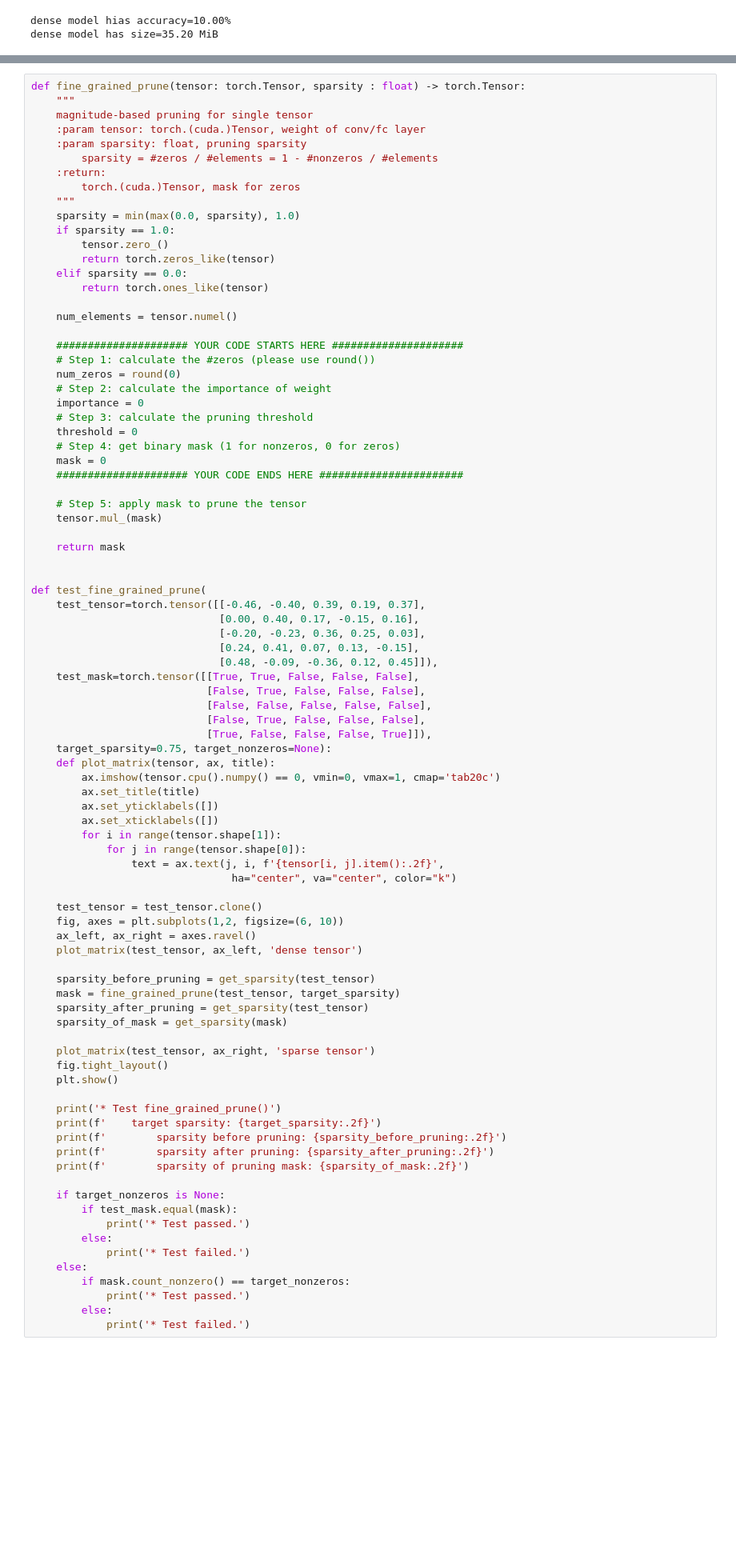
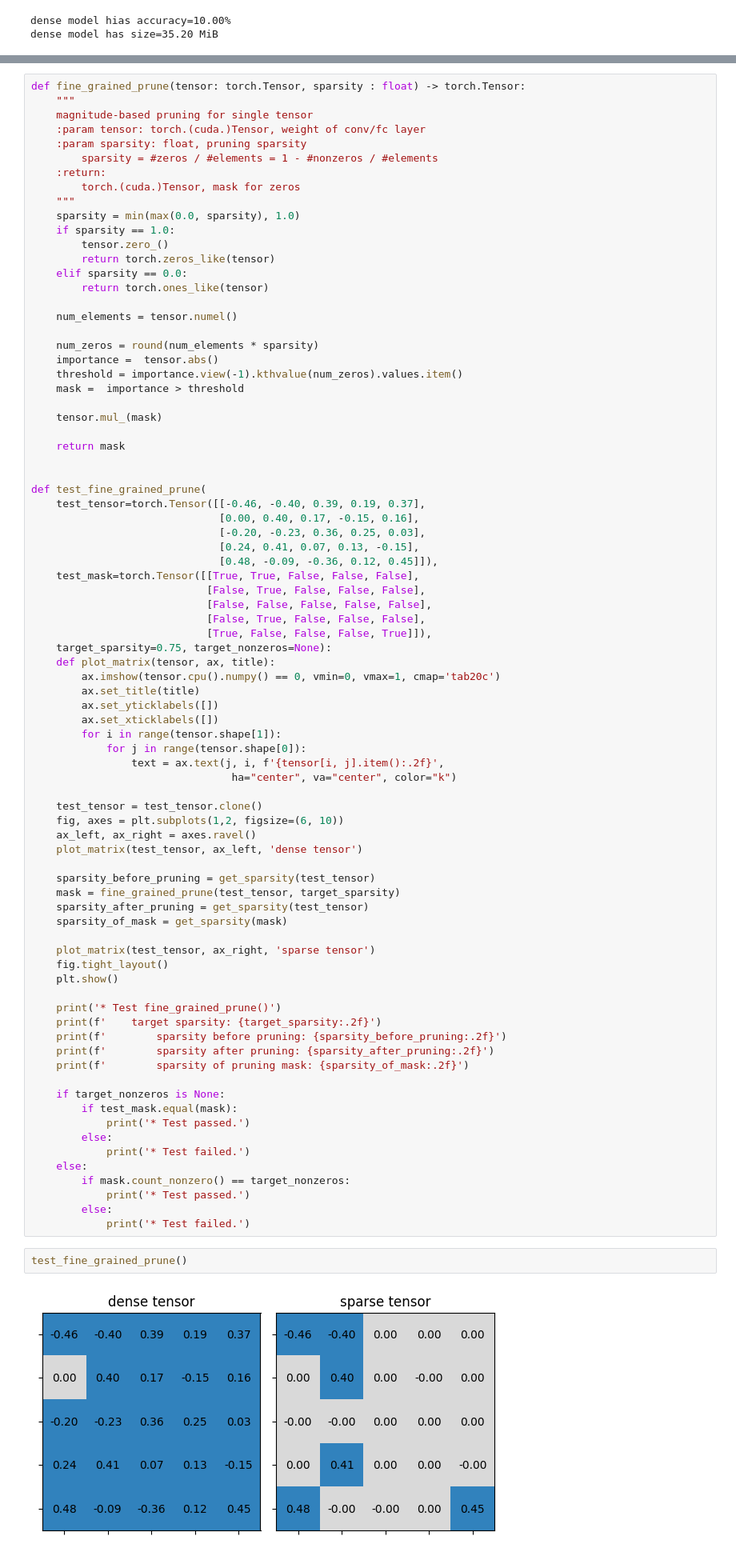
Before and after one commit to hail-members/distributed-deep-learning, a Jupyter notebook: Pruning.ipynb, the cells around one changed output, grey strips where cells are left out. Shown at 80% size. Drawn from its saved outputs; the diff is of its cells as text; blank space fills up the shorter version.

```diff
--- a/Pruning.ipynb
+++ b/Pruning.ipynb
@@ -336,30 +444,23 @@ def fine_grained_prune(tensor: torch.Tensor, sparsity : float) -> torch.Tensor:
 
     num_elements = tensor.numel()
 
-    ##################### YOUR CODE STARTS HERE #####################
-    # Step 1: calculate the #zeros (please use round())
-    num_zeros = round(0)
-    # Step 2: calculate the importance of weight
-    importance = 0
-    # Step 3: calculate the pruning threshold
-    threshold = 0
-    # Step 4: get binary mask (1 for nonzeros, 0 for zeros)
-    mask = 0
-    ##################### YOUR CODE ENDS HERE #######################
+    num_zeros = round(num_elements * sparsity)
+    importance =  tensor.abs()
+    threshold = importance.view(-1).kthvalue(num_zeros).values.item()
+    mask =  importance > threshold
 
-    # Step 5: apply mask to prune the tensor
     tensor.mul_(mask)
 
     return mask
 
 
 def test_fine_grained_prune(
-    test_tensor=torch.tensor([[-0.46, -0.40, 0.39, 0.19, 0.37],
+    test_tensor=torch.Tensor([[-0.46, -0.40, 0.39, 0.19, 0.37],
                               [0.00, 0.40, 0.17, -0.15, 0.16],
                               [-0.20, -0.23, 0.36, 0.25, 0.03],
                               [0.24, 0.41, 0.07, 0.13, -0.15],
                               [0.48, -0.09, -0.36, 0.12, 0.45]]),
-    test_mask=torch.tensor([[True, True, False, False, False],
+    test_mask=torch.Tensor([[True, True, False, False, False],
                             [False, True, False, False, False],
                             [False, False, False, False, False],
                             [False, True, False, False, False],
@@ -405,3 +506,7 @@ def test_fine_grained_prune(
             print('* Test passed.')
         else:
             print('* Test failed.')
+# %%
+test_fine_grained_prune()
+# %% [output]
+[figure, added]
```
Also changed, not shown: parts of 48 cells of this notebook.
